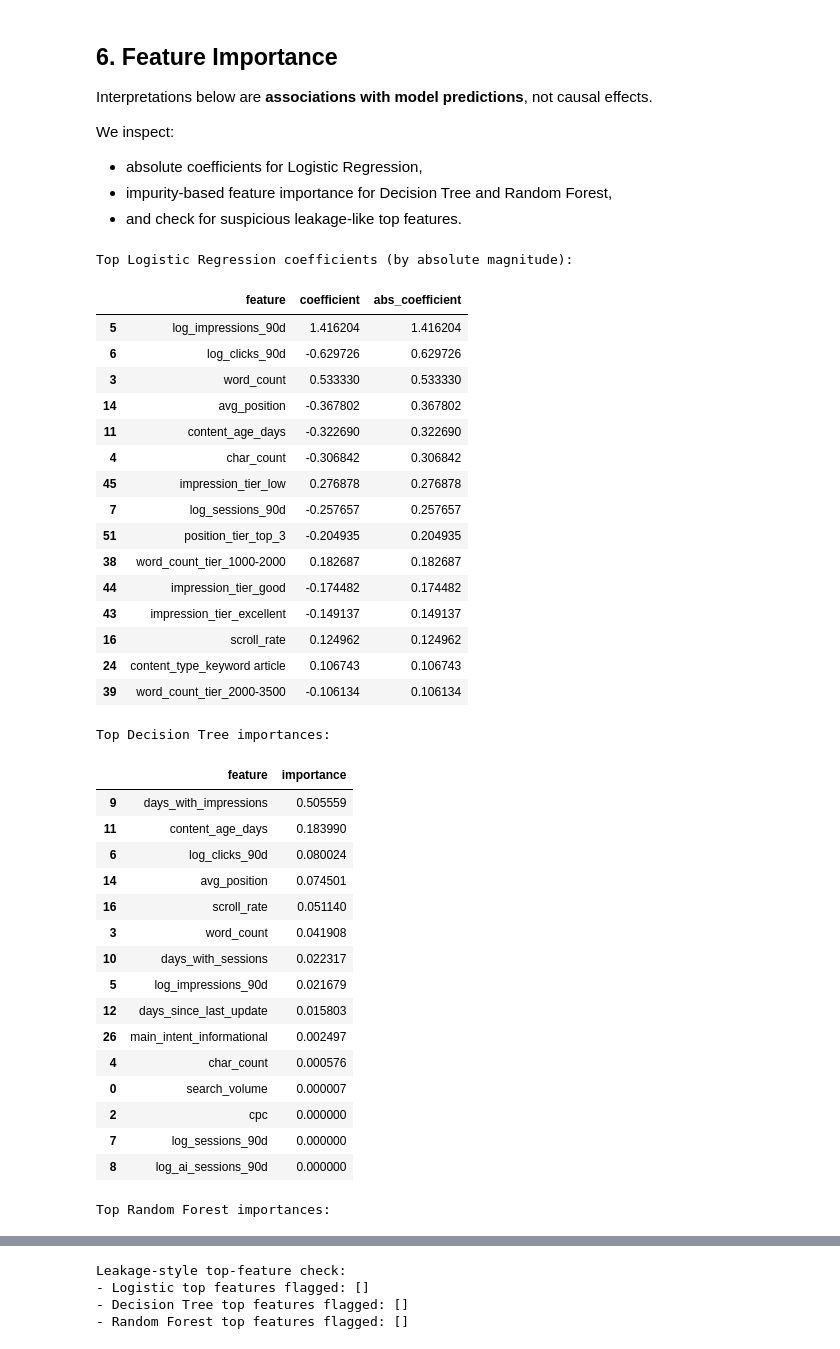
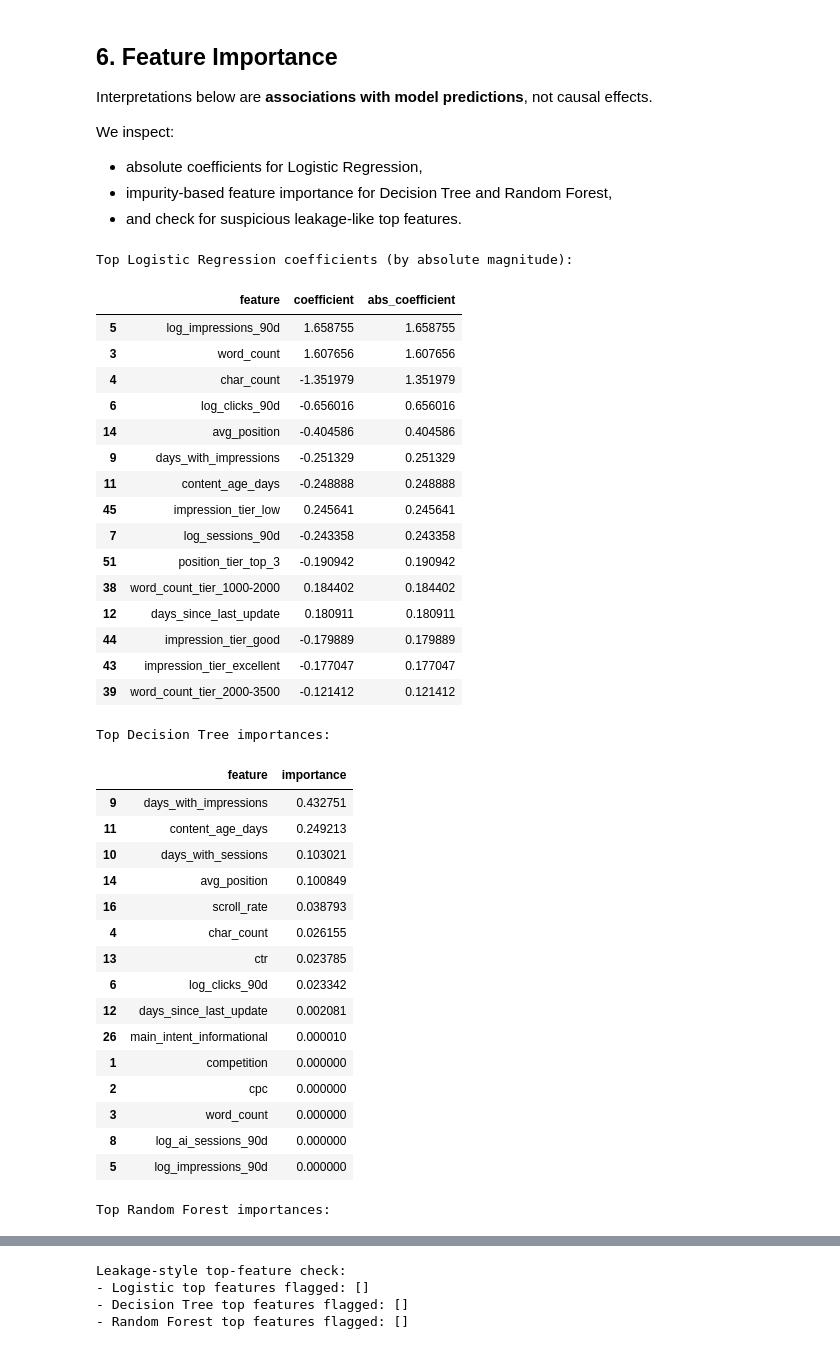
Before and after one commit to akhilabusalih/flyrank-ml-internship, a Jupyter notebook: work/notebooks/w05_model.ipynb, the cells around one changed output, grey strips where cells are left out. Cells and saved outputs as stored; diff of their text form; code cells hidden in the pictures.

```diff
--- a/work/notebooks/w05_model.ipynb
+++ b/work/notebooks/w05_model.ipynb
@@ -439,67 +449,71 @@ full_X, full_feature_columns = train_model.build_feature_matrix(feature_frame)
 full_y = feature_frame["is_declining_label"].astype(int)
 models = train_model.build_models()
 
+# Fit models using only the training split
+train_X_subset = full_X.iloc[train_idx]
+train_y_subset = full_y.iloc[train_idx]
+
 for name, model in models.items():
-    model.fit(full_X, full_y)
+    model.fit(train_X_subset, train_y_subset)
 
 log_model = models["logistic_regression"].named_steps["model"]
 coef_df = pd.DataFrame({
     "feature": full_feature_columns,
     "coefficient": log_model.coef_[0],
     "abs_coefficient": np.abs(log_model.coef_[0]),
 }).sort_values("abs_coefficient", ascending=False)
 
 print("Top Logistic Regression coefficients (by absolute magnitude):")
 display(coef_df.head(15))
 
 dt_importance = pd.DataFrame({
     "feature": full_feature_columns,
     "importance": models["decision_tree"].feature_importances_,
 }).sort_values("importance", ascending=False)
 
 rf_importance = pd.DataFrame({
     "feature": full_feature_columns,
     "importance": models["random_forest"].feature_importances_,
 }).sort_values("importance", ascending=False)
 
 print("Top Decision Tree importances:")
 display(dt_importance.head(15))
 print("Top Random Forest importances:")
 display(rf_importance.head(15))
 # %% [output]
 Top Logistic Regression coefficients (by absolute magnitude):
 |  | feature | coefficient | abs_coefficient |
-| 5 | log_impressions_90d | 1.416204 | 1.416204 |
-| 6 | log_clicks_90d | -0.629726 | 0.629726 |
-| 3 | word_count | 0.533330 | 0.533330 |
-| 14 | avg_position | -0.367802 | 0.367802 |
-| 11 | content_age_days | -0.322690 | 0.322690 |
-| 4 | char_count | -0.306842 | 0.306842 |
-| 45 | impression_tier_low | 0.276878 | 0.276878 |
-| 7 | log_sessions_90d | -0.257657 | 0.257657 |
-| 51 | position_tier_top_3 | -0.204935 | 0.204935 |
-| 38 | word_count_tier_1000-2000 | 0.182687 | 0.182687 |
-| 44 | impression_tier_good | -0.174482 | 0.174482 |
-| 43 | impression_tier_excellent | -0.149137 | 0.149137 |
-| 16 | scroll_rate | 0.124962 | 0.124962 |
-| 24 | content_type_keyword article | 0.106743 | 0.106743 |
-| 39 | word_count_tier_2000-3500 | -0.106134 | 0.106134 |
+| 5 | log_impressions_90d | 1.658755 | 1.658755 |
+| 3 | word_count | 1.607656 | 1.607656 |
+| 4 | char_count | -1.351979 | 1.351979 |
+| 6 | log_clicks_90d | -0.656016 | 0.656016 |
+| 14 | avg_position | -0.404586 | 0.404586 |
+| 9 | days_with_impressions | -0.251329 | 0.251329 |
+| 11 | content_age_days | -0.248888 | 0.248888 |
+| 45 | impression_tier_low | 0.245641 | 0.245641 |
+| 7 | log_sessions_90d | -0.243358 | 0.243358 |
+| 51 | position_tier_top_3 | -0.190942 | 0.190942 |
+| 38 | word_count_tier_1000-2000 | 0.184402 | 0.184402 |
+| 12 | days_since_last_update | 0.180911 | 0.180911 |
+| 44 | impression_tier_good | -0.179889 | 0.179889 |
+| 43 | impression_tier_excellent | -0.177047 | 0.177047 |
+| 39 | word_count_tier_2000-3500 | -0.121412 | 0.121412 |
 Top Decision Tree importances:
 |  | feature | importance |
-| 9 | days_with_impressions | 0.505559 |
-| 11 | content_age_days | 0.183990 |
-| 6 | log_clicks_90d | 0.080024 |
-| 14 | avg_position | 0.074501 |
-| 16 | scroll_rate | 0.051140 |
-| 3 | word_count | 0.041908 |
-| 10 | days_with_sessions | 0.022317 |
-| 5 | log_impressions_90d | 0.021679 |
-| 12 | days_since_last_update | 0.015803 |
-| 26 | main_intent_informational | 0.002497 |
-| 4 | char_count | 0.000576 |
-| 0 | search_volume | 0.000007 |
+| 9 | days_with_impressions | 0.432751 |
+| 11 | content_age_days | 0.249213 |
+| 10 | days_with_sessions | 0.103021 |
+| 14 | avg_position | 0.100849 |
+| 16 | scroll_rate | 0.038793 |
+| 4 | char_count | 0.026155 |
+| 13 | ctr | 0.023785 |
+| 6 | log_clicks_90d | 0.023342 |
+| 12 | days_since_last_update | 0.002081 |
+| 26 | main_intent_informational | 0.000010 |
+| 1 | competition | 0.000000 |
 | 2 | cpc | 0.000000 |
-| 7 | log_sessions_90d | 0.000000 |
+| 3 | word_count | 0.000000 |
 | 8 | log_ai_sessions_90d | 0.000000 |
+| 5 | log_impressions_90d | 0.000000 |
 Top Random Forest importances:
 |  | feature | importance |
```
Also changed, not shown: parts of 13 cells of this notebook.
